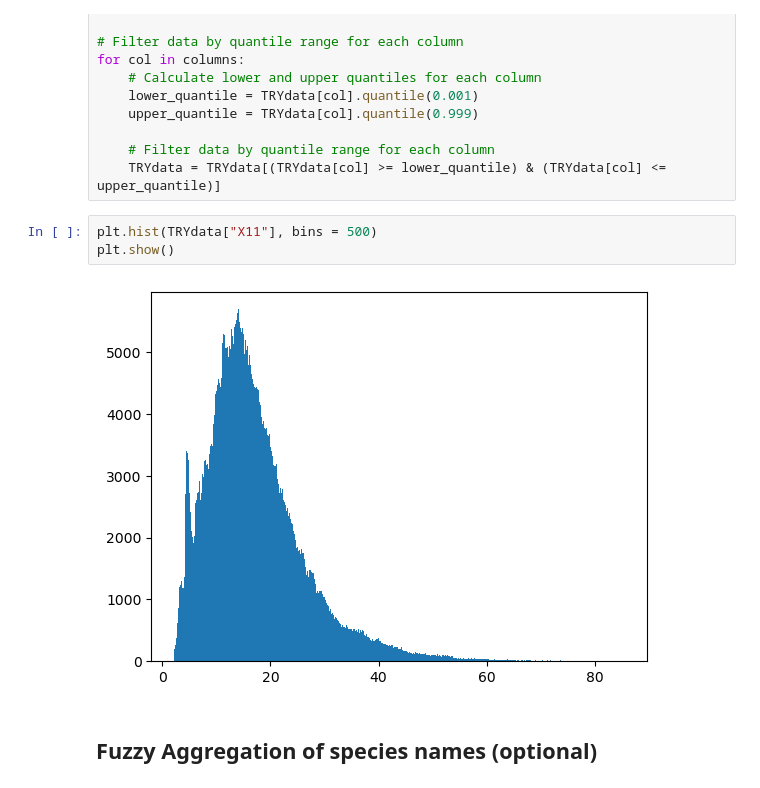
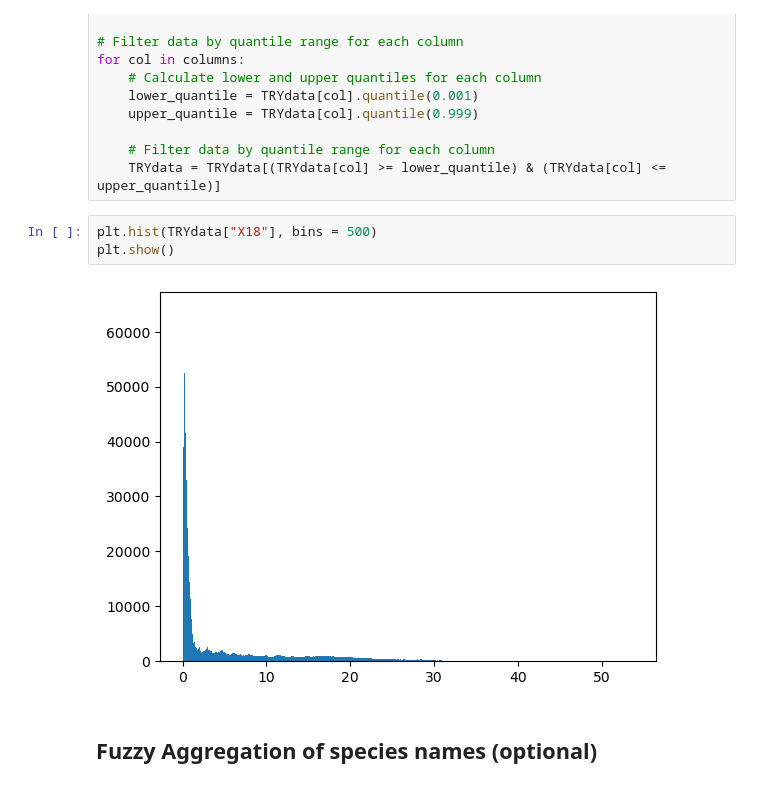
Before and after one commit to GeoSense-Freiburg/teach_2024_msc_envscience_remote_sensing_and_geoinformatics, a Jupyter notebook: 02_citizen_science_and_global_trait_distributions/02_Create_TRY_Summary_Statistics_per_species.ipynb, the cells around one changed output. Cells and saved outputs as stored; diff of their text form.

```diff
--- a/02_citizen_science_and_global_trait_distributions/02_Create_TRY_Summary_Statistics_per_species.ipynb
+++ b/02_citizen_science_and_global_trait_distributions/02_Create_TRY_Summary_Statistics_per_species.ipynb
@@ -130,10 +131,10 @@ for col in columns:
     # Filter data by quantile range for each column
     TRYdata = TRYdata[(TRYdata[col] >= lower_quantile) & (TRYdata[col] <= upper_quantile)]
 # %%
-plt.hist(TRYdata["X11"], bins = 500)
+plt.hist(TRYdata["X18"], bins = 500)
 plt.show()
 # %% [output]
-[figure, old version]
+[figure, new version]
 # %% [markdown]
 ## Fuzzy Aggregation of species names (optional)
 # %% [markdown]
```
Also changed, not shown: parts of 9 cells of this notebook, 3 other files.
